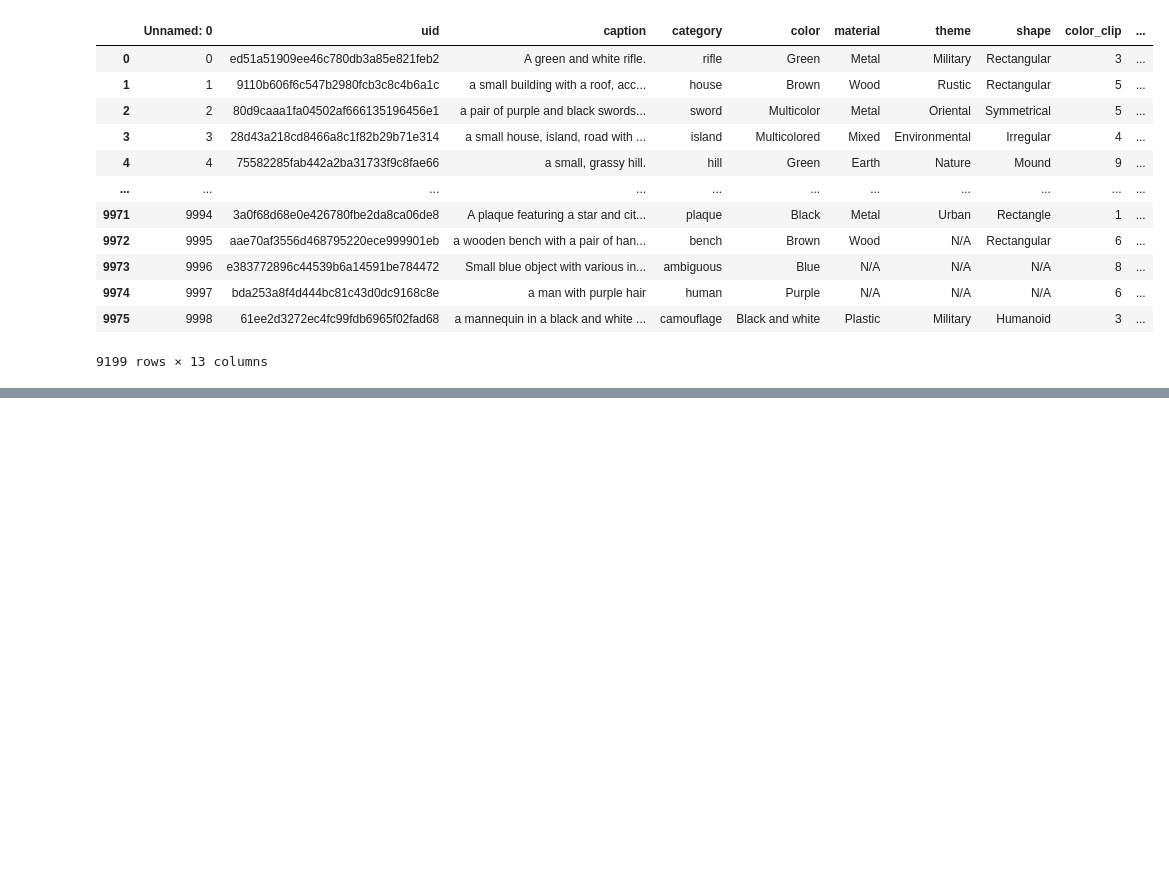
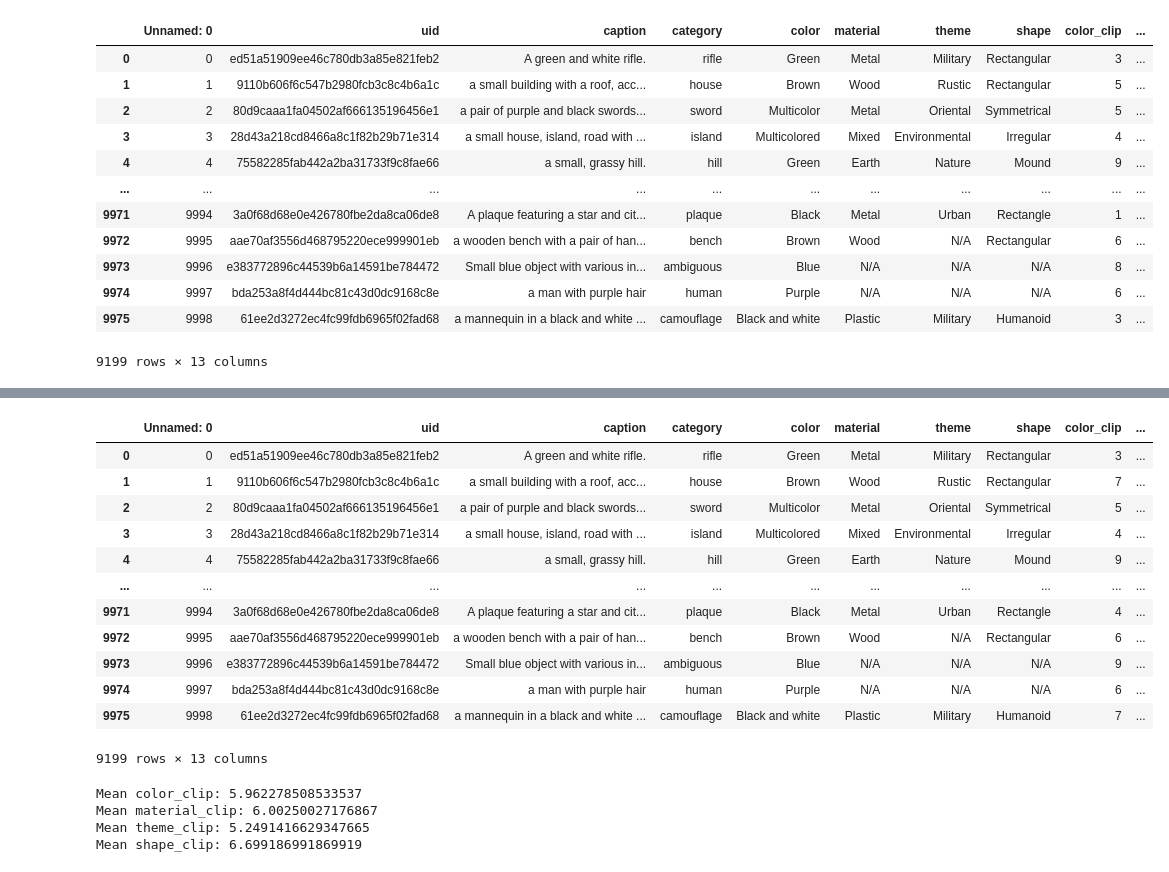
Before and after one commit to kpstern/Cogs181_Sp24, a Jupyter notebook: COGS181_project.ipynb, the cells around one changed output, grey strips where cells are left out. Drawn from its saved outputs; the diff is of its cells as text; code cells hidden in the pictures; blank space fills up the shorter version.

Commit message:
Added Gpt and Human labeled results

```diff
--- a/COGS181_project.ipynb
+++ b/COGS181_project.ipynb
@@ -247,2 +219,42 @@ shape_clip           3.595826
 gt_retrieved_clip    0.708664
 dtype: float64
+# %%
+#same function but cap3d2 and color_clip, etc hopefully they improve!
+def evaluate_clip_made(all_objects):
+    results = {}
+    for uid in all_objects:
+        ranking = all_objects[uid]
+        top_ten_df = cap3D2.loc[cap3D2['uid'].isin([x[0] for x in ranking])]
+        gt_row = cap3D2.loc[cap3D2['uid'] == uid]
+        compare_color = np.sum(top_ten_df['color_clip'] == gt_row['color_clip'].iloc[0])
+        compare_theme = np.sum(top_ten_df['theme_clip'] == gt_row['theme_clip'].iloc[0])
+        compare_shape = np.sum(top_ten_df['shape_clip'] == gt_row['shape_clip'].iloc[0])
+        compare_material = np.sum(top_ten_df['material_clip'] == gt_row['material_clip'].iloc[0])
+        uid_in = uid in top_ten_df['uid'].to_list()
+        results[uid] = {'color':compare_color,'theme':compare_theme,
+                        'shape':compare_shape,'material':compare_material,'gt_retrieved':uid_in}
+
+    return results
+# %%
+cap3D2_results = evaluate_clip_made(rankings)
+# %%
+cap3D2_final = cap3D2.assign(color_clip = cap3D2['uid'].apply(lambda uid: cap3D2_results[uid]['color']),
+                      material_clip = cap3D2['uid'].apply(lambda uid: cap3D2_results[uid]['material']),
+                      theme_clip = cap3D2['uid'].apply(lambda uid: cap3D2_results[uid]['theme']),
+                      shape_clip = cap3D2['uid'].apply(lambda uid: cap3D2_results[uid]['shape']),
+                      gt_retrieved_clip = cap3D2['uid'].apply(lambda uid: cap3D2_results[uid]['gt_retrieved']))
+cap3D2_final
+# %% [output]
+|  | Unnamed: 0 | uid | caption | category | color | material | theme | shape | color_clip | ... |
+| 0 | 0 | ed51a51909ee46c780db3a85e821feb2 | A green and white rifle. | rifle | Green | Metal | Military | Rectangular | 3 | ... |
+| 1 | 1 | 9110b606f6c547b2980fcb3c8c4b6a1c | a small building with a roof, acc... | house | Brown | Wood | Rustic | Rectangular | 7 | ... |
+| 2 | 2 | 80d9caaa1fa04502af666135196456e1 | a pair of purple and black swords... | sword | Multicolor | Metal | Oriental | Symmetrical | 5 | ... |
+| 3 | 3 | 28d43a218cd8466a8c1f82b29b71e314 | a small house, island, road with ... | island | Multicolored | Mixed | Environmental | Irregular | 4 | ... |
+| 4 | 4 | 75582285fab442a2ba31733f9c8fae66 | a small, grassy hill. | hill | Green | Earth | Nature | Mound | 9 | ... |
+| ... | ... | ... | ... | ... | ... | ... | ... | ... | ... | ... |
+| 9971 | 9994 | 3a0f68d68e0e426780fbe2da8ca06de8 | A plaque featuring a star and cit... | plaque | Black | Metal | Urban | Rectangle | 4 | ... |
+| 9972 | 9995 | aae70af3556d468795220ece999901eb | a wooden bench with a pair of han... | bench | Brown | Wood | N/A | Rectangular | 6 | ... |
+| 9973 | 9996 | e383772896c44539b6a14591be784472 | Small blue object with various in... | ambiguous | Blue | N/A | N/A | N/A | 9 | ... |
+| 9974 | 9997 | bda253a8f4d444bc81c43d0dc9168c8e | a man with purple hair | human | Purple | N/A | N/A | N/A | 6 | ... |
+| 9975 | 9998 | 61ee2d3272ec4fc99fdb6965f02fad68 | a mannequin in a black and white ... | camouflage | Black and white | Plastic | Military | Humanoid | 7 | ... |
+9199 rows × 13 columns
@@ -248,0 +264,11 @@ dtype: float64
+# %%
+for col in cap3D2_final.columns[8:-1]:
+    variable = ~(cap3D2_final[col.replace('_clip','')] == 'N/A')
+    print(f'Mean {col}:', cap3D2_final[variable][col].mean())
+#     variable = ~(cap3D2_final[col.replace('_clip','')] == 'N/A')
+#     print(variable)
+# %% [output]
+Mean color_clip: 5.962278508533537
+Mean material_clip: 6.00250027176867
+Mean theme_clip: 5.2491416629347665
+Mean shape_clip: 6.699186991869919
```
Also changed, not shown: parts of 11 cells of this notebook.
